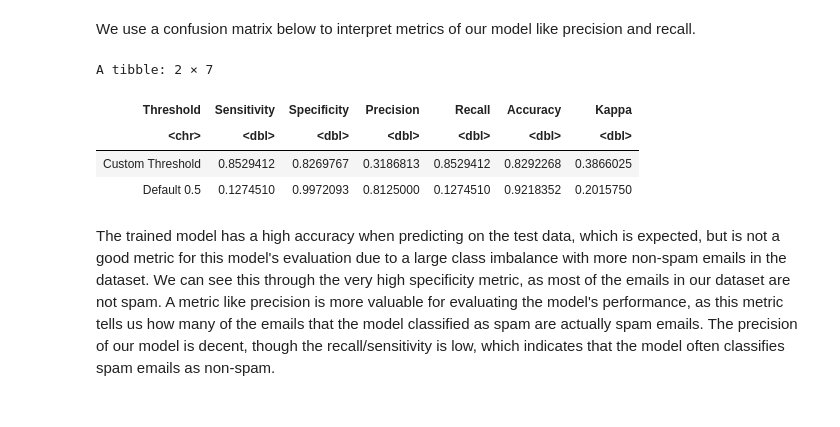
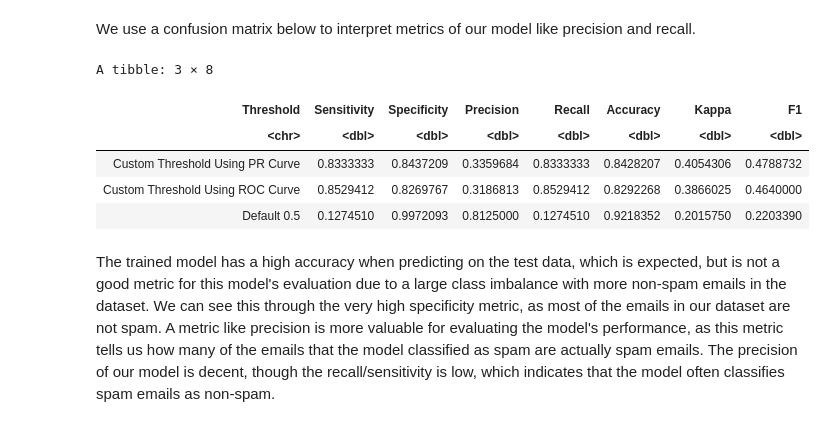
Before and after one commit to yukihuang7777/STAT301_final_project, a Jupyter notebook: Final Project.ipynb, the cells around one changed output. Drawn from its saved outputs; the diff is of its cells as text; code cells hidden in the pictures.

Commit message:
Added PR curve results

```diff
--- a/Final Project.ipynb
+++ b/Final Project.ipynb
@@ -295,3 +313,25 @@ Setting levels: control = 0, case = 1
 
 Setting direction: controls < cases
 [figure]
+# %%
+# Step 1: Get predicted probs and true labels
+probs <- predict(chosen_model, newdata = email_training, type = "response")
+truths <- as.factor(email_training$spam)
+
+# Step 2: Manually compute precision, recall, F1 at multiple thresholds
+thresholds <- seq(0.01, 0.99, by = 0.01)
+
+pr_table <- map_dfr(thresholds, function(t) {
+  preds <- ifelse(probs > t, "1", "0") |> factor(levels = c("0", "1"))
+
+  cm <- confusionMatrix(preds, truths, positive = "1")
+
+  precision <- cm$byClass["Precision"]
+  recall    <- cm$byClass["Recall"]
+  f1        <- 2 * precision * recall / (precision + recall)
+
+  tibble(threshold = t,
+         precision = precision,
+         recall = recall,
+         f1 = f1)
+})
@@ -307,50 +370,56 @@ options(repr.plot.width = 8, repr.plot.height = 8)
 pred_probs_glm <- predict(chosen_model, newdata = email_testing, type = "response")
 
 # Define both thresholds
-thresholds <- c(best_thresh, 0.5)
-threshold_labels <- c("Custom Threshold", "Default 0.5")
+thresholds <- c(0.13, best_thresh, 0.5)
+threshold_labels <- c("Custom Threshold Using PR Curve", "Custom Threshold Using ROC Curve", "Default 0.5")
 
 # Initialize empty list to collect results
 conf_mat_stats_list <- list()
 
 # Loop through both thresholds
-for (i in 1:2) {
+for (i in 1:3) {
   threshold <- thresholds[i]
   label <- threshold_labels[i]
 
   # Apply threshold
   email_pred_class <- ifelse(pred_probs_glm > threshold, 1, 0)
 
   # Compute confusion matrix
   cm <- confusionMatrix(
     data = as.factor(email_pred_class),
     reference = as.factor(email_testing$spam),
     positive = "1"
   )
 
   # Store results in a tibble
+precision <- cm$byClass["Precision"]
+recall    <- cm$byClass["Recall"]
+f1_score  <- 2 * precision * recall / (precision + recall)
+
   conf_mat_stats_list[[i]] <- tibble(
     Threshold = label,
     Sensitivity = cm$byClass["Sensitivity"],
     Specificity = cm$byClass["Specificity"],
-    Precision   = cm$byClass["Precision"],
-    Recall      = cm$byClass["Recall"],
+    Precision   = precision,
+    Recall      = recall,
     Accuracy    = cm$overall["Accuracy"],
-    Kappa       = cm$overall["Kappa"]
+    Kappa       = cm$overall["Kappa"],
+    F1          = f1_score
   )
 }
 
 # Combine both rows into one table
 conf_mat_stats_compare <- bind_rows(conf_mat_stats_list)
 
 # Show result
 conf_mat_stats_compare
 # %% [output]
-A tibble: 2 × 7
+A tibble: 3 × 8
-| Threshold | Sensitivity | Specificity | Precision | Recall | Accuracy | Kappa |
-| <chr> | <dbl> | <dbl> | <dbl> | <dbl> | <dbl> | <dbl> |
-| Custom Threshold | 0.8529412 | 0.8269767 | 0.3186813 | 0.8529412 | 0.8292268 | 0.3866025 |
-| Default 0.5 | 0.1274510 | 0.9972093 | 0.8125000 | 0.1274510 | 0.9218352 | 0.2015750 |
+| Threshold | Sensitivity | Specificity | Precision | Recall | Accuracy | Kappa | F1 |
+| <chr> | <dbl> | <dbl> | <dbl> | <dbl> | <dbl> | <dbl> | <dbl> |
+| Custom Threshold Using PR Curve | 0.8333333 | 0.8437209 | 0.3359684 | 0.8333333 | 0.8428207 | 0.4054306 | 0.4788732 |
+| Custom Threshold Using ROC Curve | 0.8529412 | 0.8269767 | 0.3186813 | 0.8529412 | 0.8292268 | 0.3866025 | 0.4640000 |
+| Default 0.5 | 0.1274510 | 0.9972093 | 0.8125000 | 0.1274510 | 0.9218352 | 0.2015750 | 0.2203390 |
 # %% [markdown]
 The trained model has a high accuracy when predicting on the test data, which is expected, but is not a good metric for this model's evaluation due to a large class imbalance with more non-spam emails in the dataset. We can see this through the very high specificity metric, as most of the emails in our dataset are not spam. A metric like precision is more valuable for evaluating the model's performance, as this metric tells us how many of the emails that the model classified as spam are actually spam emails. The precision of our model is decent, though the recall/sensitivity is low, which indicates that the model often classifies spam emails as non-spam.
 # %% [markdown]
```
Also changed, not shown: parts of 4 cells of this notebook.
